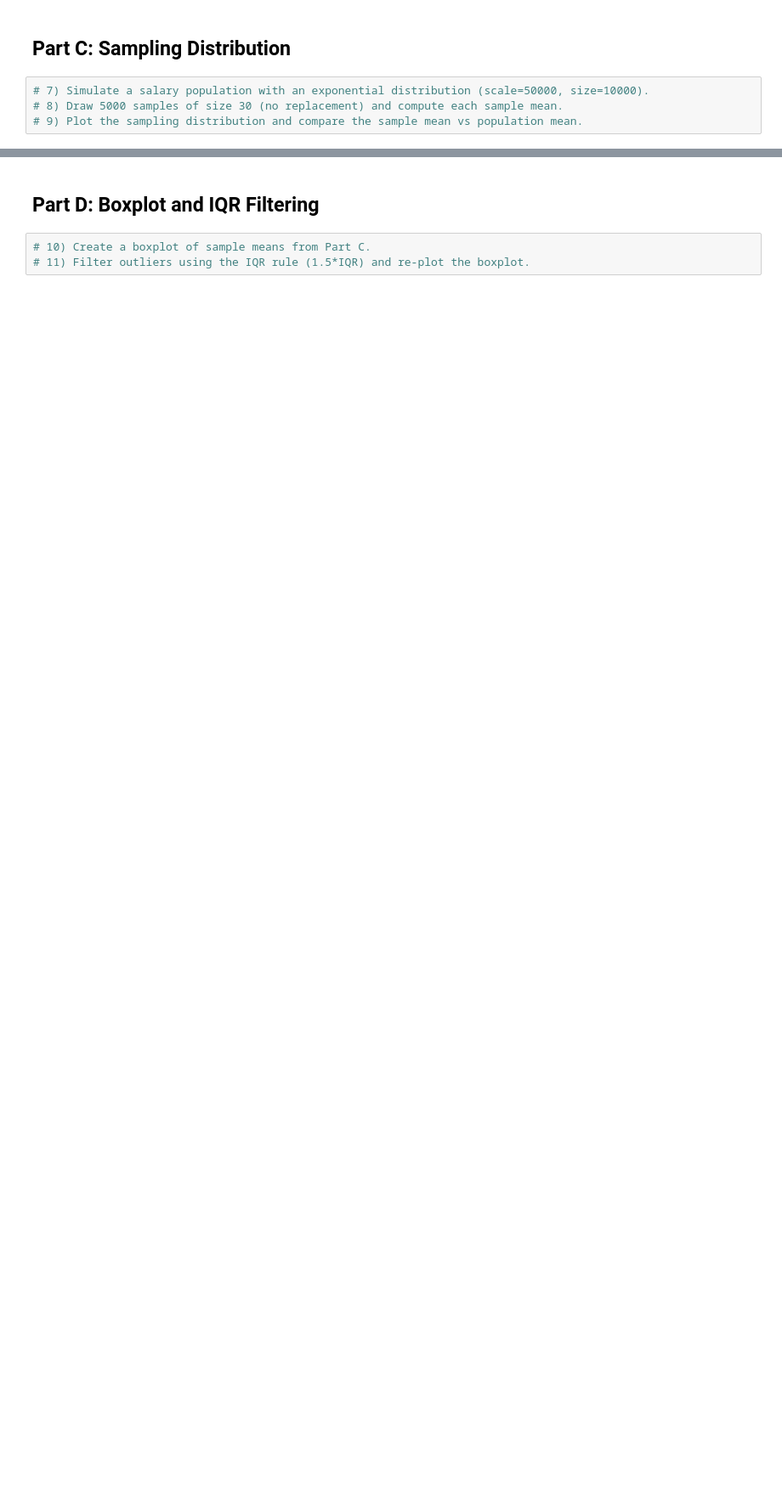
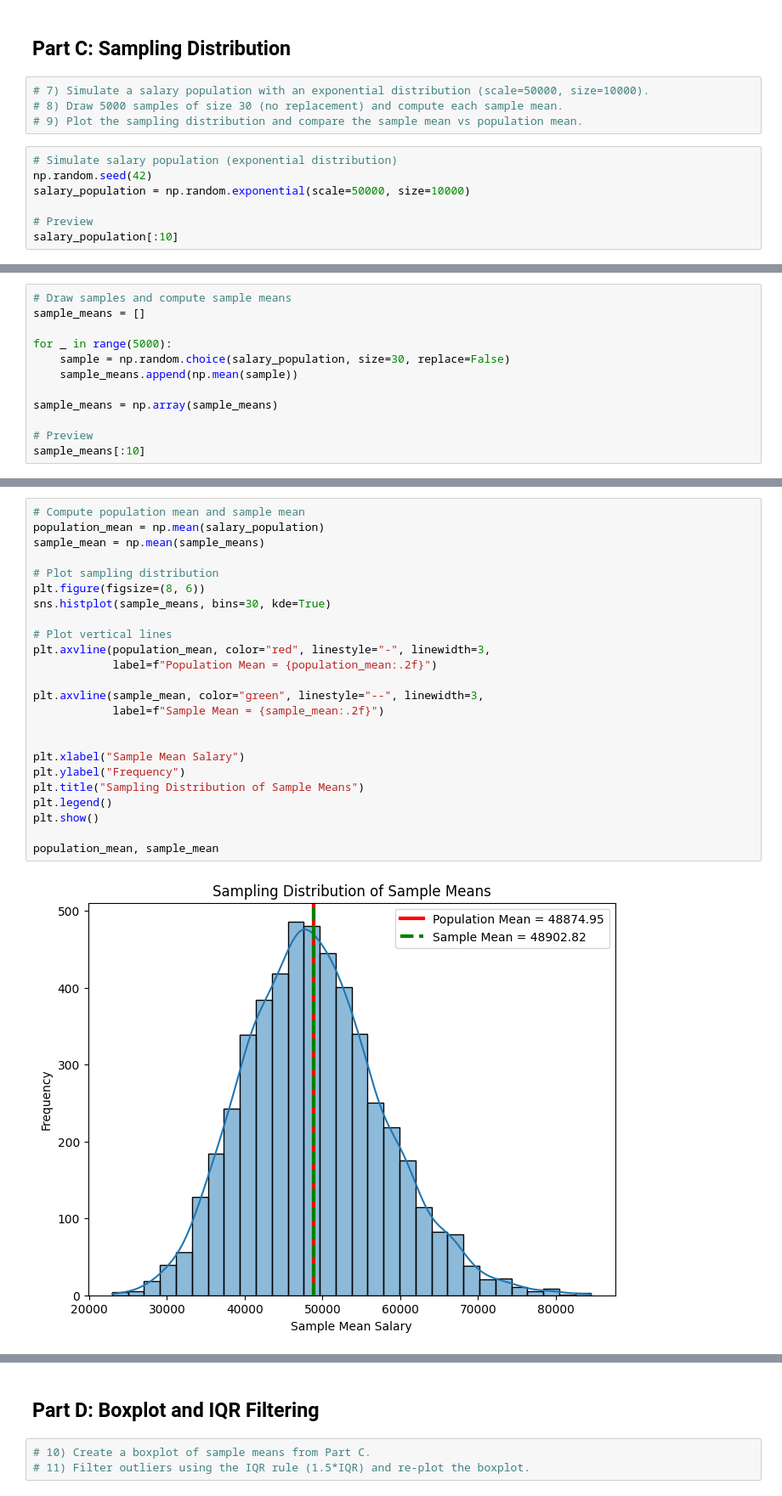
Before and after one commit to harika0345/harika_ai, a Jupyter notebook: math/assignments/stats_assignment.ipynb, the cells around one changed output, grey strips where cells are left out. Shown at 85% size. Cells and saved outputs as stored; diff of their text form; blank space fills up the shorter version.

```diff
--- a/math/assignments/stats_assignment.ipynb
+++ b/math/assignments/stats_assignment.ipynb
@@ -24,3 +149,10 @@ import scipy.stats as stats
 # 7) Simulate a salary population with an exponential distribution (scale=50000, size=10000).
 # 8) Draw 5000 samples of size 30 (no replacement) and compute each sample mean.
 # 9) Plot the sampling distribution and compare the sample mean vs population mean.
+# %%
+# Simulate salary population (exponential distribution)
+np.random.seed(42)
+salary_population = np.random.exponential(scale=50000, size=10000)
+
+# Preview
+salary_population[:10]
@@ -26,0 +163,12 @@ import scipy.stats as stats
+# %%
+# Draw samples and compute sample means
+sample_means = []
+
+for _ in range(5000):
+    sample = np.random.choice(salary_population, size=30, replace=False)
+    sample_means.append(np.mean(sample))
+
+sample_means = np.array(sample_means)
+
+# Preview
+sample_means[:10]
@@ -26,0 +179,26 @@ import scipy.stats as stats
+# %%
+# Compute population mean and sample mean
+population_mean = np.mean(salary_population)
+sample_mean = np.mean(sample_means)
+
+# Plot sampling distribution
+plt.figure(figsize=(8, 6))
+sns.histplot(sample_means, bins=30, kde=True)
+
+# Plot vertical lines
+plt.axvline(population_mean, color="red", linestyle="-", linewidth=3,
+            label=f"Population Mean = {population_mean:.2f}")
+
+plt.axvline(sample_mean, color="green", linestyle="--", linewidth=3,
+            label=f"Sample Mean = {sample_mean:.2f}")
+
+
+plt.xlabel("Sample Mean Salary")
+plt.ylabel("Frequency")
+plt.title("Sampling Distribution of Sample Means")
+plt.legend()
+plt.show()
+
+population_mean, sample_mean
+# %% [output]
+[figure, added]
```
Also changed, not shown: parts of 19 cells of this notebook.
